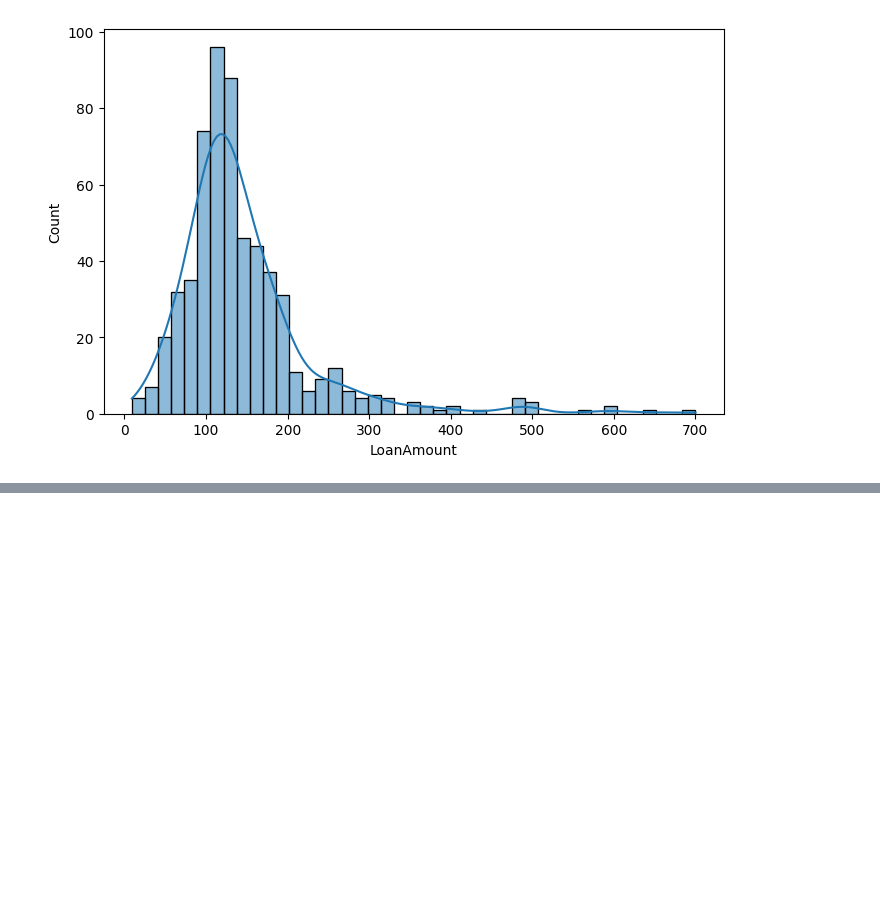
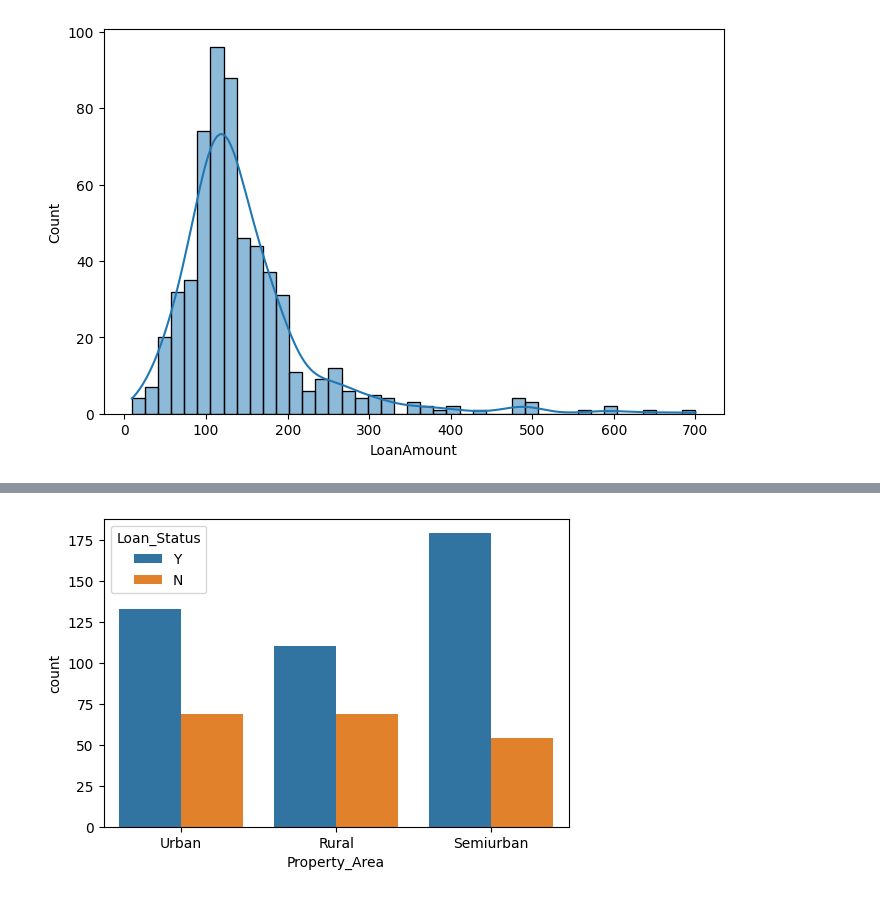
Before and after one commit to ArindamRout07/loan-approval-predictor, a Jupyter notebook: notebooks/EDA.ipynb, the cells around one changed output, grey strips where cells are left out. Saved outputs shown, nothing was run; the diff lists cells and outputs as text; code cells hidden in the pictures; blank space fills up the shorter version.

```diff
--- a/notebooks/EDA.ipynb
+++ b/notebooks/EDA.ipynb
@@ -160,0 +187,12 @@ plt.show()
+# %%
+plt.figure(figsize=(6,4))
+
+sns.countplot(
+    x="Property_Area",
+    hue="Loan_Status",
+    data=df
+)
+
+plt.show()
+# %% [output]
+[figure, added]
```
Also changed, not shown: parts of 26 cells of this notebook.
